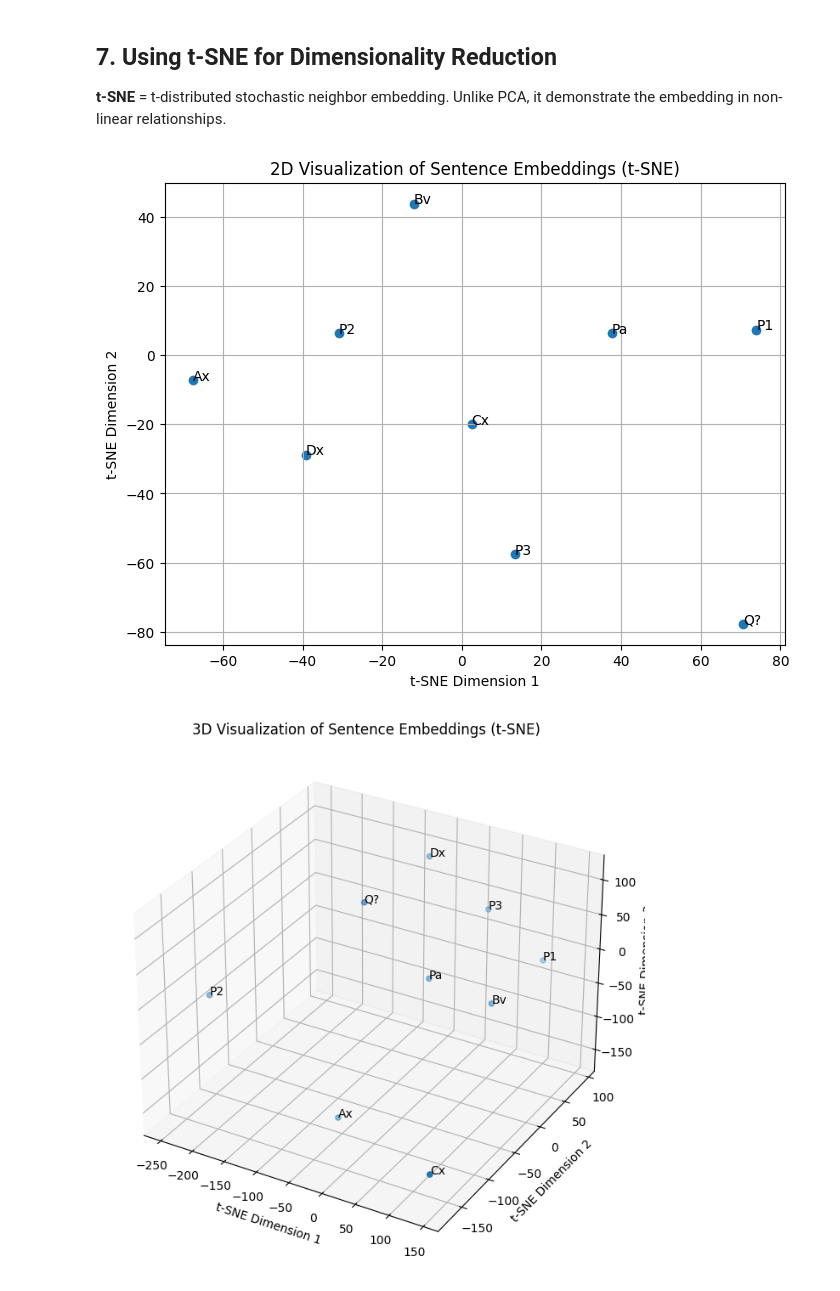
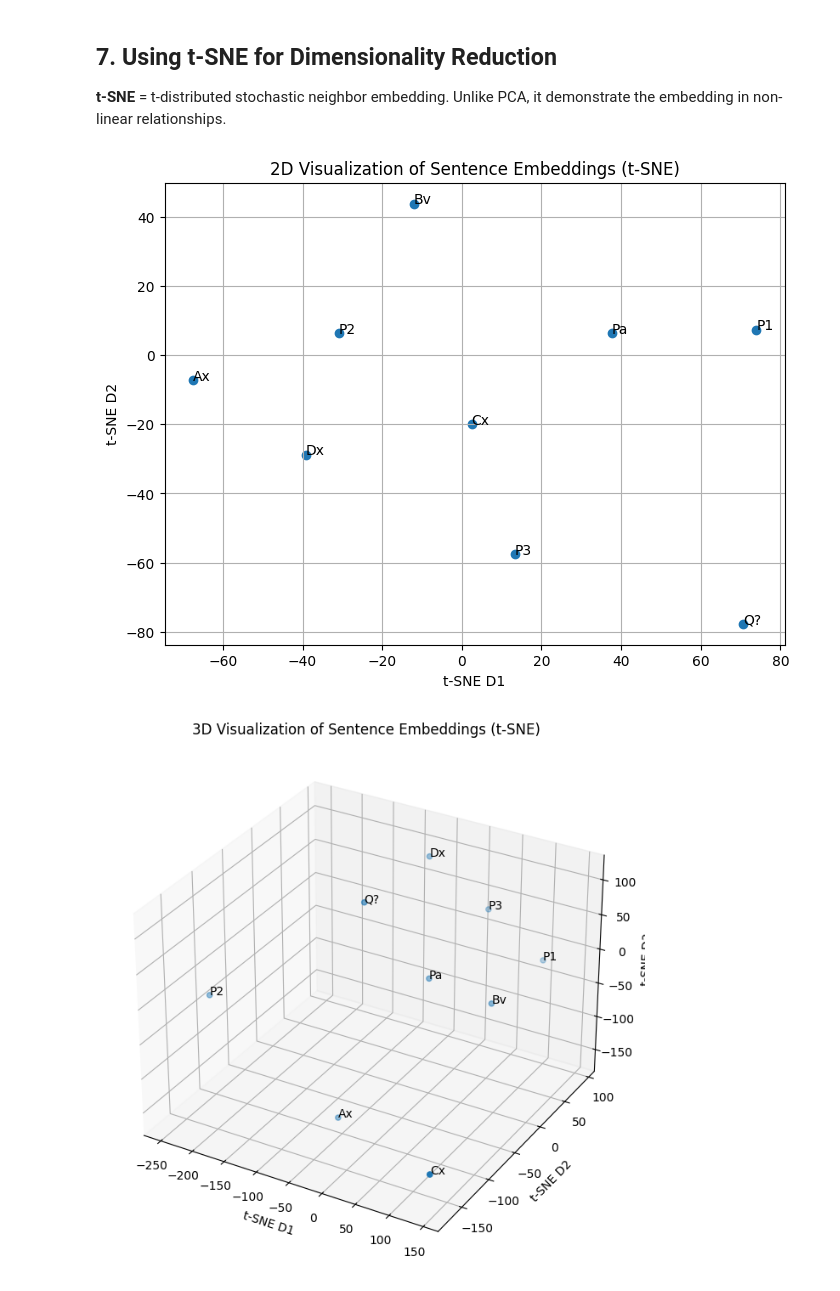
Before and after one commit to fengfrankgthb/Demonstrations, a Jupyter notebook: LIT_CeO2_embeddings.ipynb, the cells around one changed output. Saved outputs shown, nothing was run; the diff lists cells and outputs as text; code cells hidden in the pictures.

```diff
--- a/LIT_CeO2_embeddings.ipynb
+++ b/LIT_CeO2_embeddings.ipynb
@@ -56,7 +56,7 @@ Used *118HHH Q1 on CeO2-NPs* for illustration, breaking into 9 components:
 * Dx = wrong choice D
 # %%
 sentences = [
-    "Pa:  Some fuel additives contain cerium oxide nanoparticles (CeO2-NPs), which can leach into waterways and soils via waste water. In a 2015 study Mael Garaud and colleagues found that CeO2-NPs can accumulate in the bodies of zebra mussels (Dreissena polymorpha). While bioaccumulation of manufactured nanoparticles may be inherently worrisome, it has been hypothesized that CeO2-NPs bioaccumulation in invertebrate like D. polymorpha could serve a valuable proxy role, observing the need for manufacturers to conduct costly and intrusive sampling of vertebrate species--such as rainbow trout (Oncorhynchus mykiss), commonly used in regulatory compliance testing--for manipulative bioaccumulation, as environmental protection laws currently require.",
+    "Pa: Some fuel additives contain cerium oxide nanoparticles (CeO2-NPs), which can leach into waterways and soils via waste water. In a 2015 study Mael Garaud and colleagues found that CeO2-NPs can accumulate in the bodies of zebra mussels (Dreissena polymorpha). While bioaccumulation of manufactured nanoparticles may be inherently worrisome, it has been hypothesized that CeO2-NPs bioaccumulation in invertebrate like D. polymorpha could serve a valuable proxy role, observing the need for manufacturers to conduct costly and intrusive sampling of vertebrate species--such as rainbow trout (Oncorhynchus mykiss), commonly used in regulatory compliance testing--for manipulative bioaccumulation, as environmental protection laws currently require.",
     "P1: Some fuel additives contain cerium oxide nanoparticles (CeO2-NPs), which can leach into waterways and soils via waste water.",
     "P2: In a 2015 study Mael Garaud and colleagues found that CeO2-NPs can accumulate in the bodies of zebra mussels (Dreissena polymorpha).",
     "P3: While bioaccumulation of manufactured nanoparticles may be inherently worrisome, it has been hypothesized that CeO2-NPs bioaccumulation in invertebrate like D. polymorpha could serve a valuable proxy role, observing the need for manufacturers to conduct costly and intrusive sampling of vertebrate species--such as rainbow trout (Oncorhynchus mykiss), commonly used in regulatory compliance testing--for manipulative bioaccumulation, as environmental protection laws currently require.",
@@ -125,7 +125,7 @@ pca_3d = PCA(n_components=3)
 reduced_embeddings_3d = pca_3d.fit_transform(embeddings)
 
 # Visualize the 3D embeddings
-fig_3d = plt.figure(figsize=(12, 10))
+fig_3d = plt.figure(figsize=(8, 6))
 ax_3d = fig_3d.add_subplot(111, projection='3d')
 scatter_3d = ax_3d.scatter(reduced_embeddings_3d[:, 0], reduced_embeddings_3d[:, 1], reduced_embeddings_3d[:, 2])
 
@@ -133,9 +133,9 @@ scatter_3d = ax_3d.scatter(reduced_embeddings_3d[:, 0], reduced_embeddings_3d[:,
 for i, txt in enumerate(sentences):
     ax_3d.text(reduced_embeddings_3d[i, 0], reduced_embeddings_3d[i, 1], reduced_embeddings_3d[i, 2], txt[:2])
 
-ax_3d.set_xlabel("Principal Component 1")
-ax_3d.set_ylabel("Principal Component 2")
-ax_3d.set_zlabel("Principal Component 3")
+ax_3d.set_xlabel("PC 1")
+ax_3d.set_ylabel("PC 2")
+ax_3d.set_zlabel("PC 3")
 ax_3d.set_title("3D Visualization of Sentence Embeddings (PCA)")
 plt.show()
 # %% [output]
@@ -142,0 +143,21 @@ plt.show()
+# %%
+# Reduce to 3 dimensions using PCA
+pca_3d = PCA(n_components=3)
+reduced_embeddings_3d = pca_3d.fit_transform(embeddings)
+
+#Create various angles for multiple 3-D rendering
+elevations = [30, 30, 0, -30]  # Angles of elevation
+azim_angles = [0, 45, 90, 135] # Azimuthal angles
+
+for i, (elev, azim) in enumerate(zip(elevations, azim_angles)):
+    fig = plt.figure(figsize=(8, 6))
+    ax = fig.add_subplot(111, projection='3d')
+    ax.scatter(reduced_embeddings_3d[:, 0], reduced_embeddings_3d[:, 1], reduced_embeddings_3d[:, 2])
+    for j, txt in enumerate(sentences):
+        ax.text(reduced_embeddings_3d[j, 0], reduced_embeddings_3d[j, 1], reduced_embeddings_3d[j, 2], txt[:2])
+    ax.set_xlabel("PC 1")
+    ax.set_ylabel("PC 2")
+    ax.set_zlabel("PC 3")
+    ax.view_init(elev=elev, azim=azim)
+    plt.title(f"3D Plot (Elev={elev}, Azim={azim})")
+    plt.show()
@@ -161,34 +187,34 @@ for i, txt in enumerate(sentences):
     plt.annotate(txt[:2], (reduced_embeddings_tsne_2d[i, 0], reduced_embeddings_tsne_2d[i, 1]))
 
 plt.title("2D Visualization of Sentence Embeddings (t-SNE)")
-plt.xlabel("t-SNE Dimension 1")
-plt.ylabel("t-SNE Dimension 2")
+plt.xlabel("t-SNE D1")
+plt.ylabel("t-SNE D2")
 plt.grid(True)
 plt.show()
 # %% [output]
-[figure, old version]
+[figure, new version]
 # %%
 from sklearn.manifold import TSNE
 import matplotlib.pyplot as plt
 from mpl_toolkits.mplot3d import Axes3D
 
 # Reduce to 3 dimensions using t-SNE with a lower perplexity
 tsne_3d = TSNE(n_components=3, random_state=42, n_iter=300, perplexity=min(5, len(sentences) - 1))
 reduced_embeddings_tsne_3d = tsne_3d.fit_transform(embeddings)
 
 # Visualize the 3D embeddings
 fig_3d = plt.figure(figsize=(10, 8))
 ax_3d = fig_3d.add_subplot(111, projection='3d')
 scatter_3d = ax_3d.scatter(reduced_embeddings_tsne_3d[:, 0], reduced_embeddings_tsne_3d[:, 1], reduced_embeddings_tsne_3d[:, 2])
 
 # Annotate each point with the first letter of the sentence
 for i, txt in enumerate(sentences):
     ax_3d.text(reduced_embeddings_tsne_3d[i, 0], reduced_embeddings_tsne_3d[i, 1], reduced_embeddings_tsne_3d[i, 2], txt[:2])
 
-ax_3d.set_xlabel("t-SNE Dimension 1")
-ax_3d.set_ylabel("t-SNE Dimension 2")
-ax_3d.set_zlabel("t-SNE Dimension 3")
+ax_3d.set_xlabel("t-SNE D1")
+ax_3d.set_ylabel("t-SNE D2")
+ax_3d.set_zlabel("t-SNE D3")
 ax_3d.set_title("3D Visualization of Sentence Embeddings (t-SNE)")
 plt.show()
 # %% [output]
-[figure, old version]
+[figure, new version]
```
Also changed, not shown: parts of 8 cells of this notebook.
